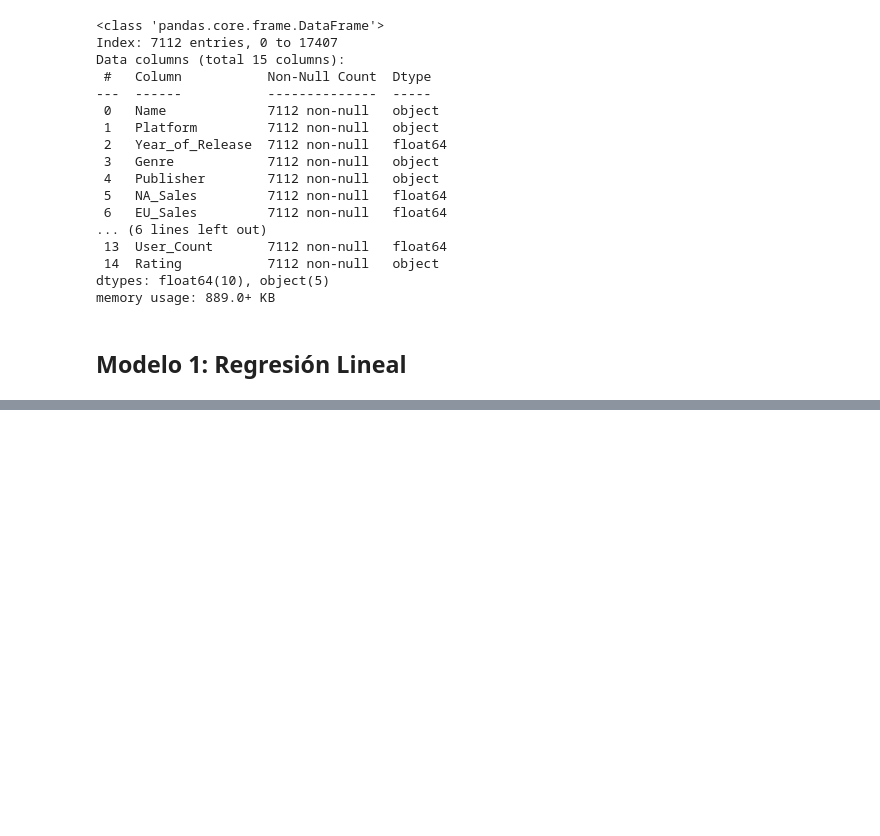
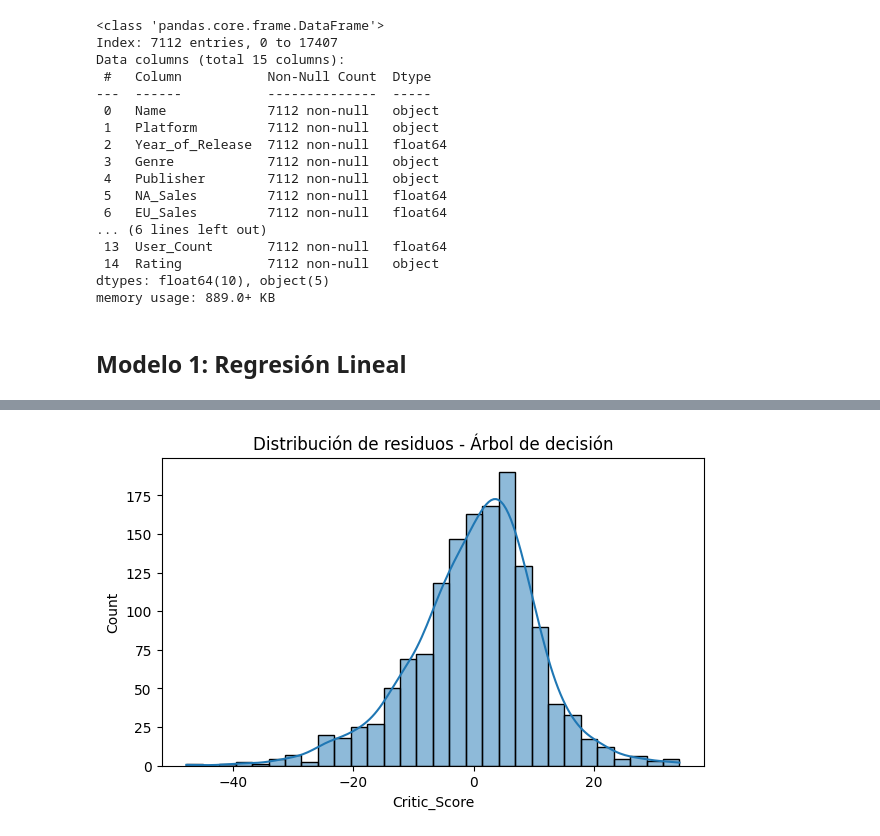
Before and after one commit to NewEstay/proyectoia, a Jupyter notebook: Proyecto.ipynb, the cells around one changed output, grey strips where cells are left out. Saved outputs shown, nothing was run; the diff lists cells and outputs as text; code cells hidden in the pictures; blank space fills up the shorter version.

```diff
--- a/Proyecto.ipynb
+++ b/Proyecto.ipynb
@@ -224,0 +344,9 @@ plt.show()
+# %%
+#Visualización de distribución de residuos
+plt.figure(figsize=(7,4))
+residuos_tree = y_test - y_pred_tree2
+sns.histplot(residuos_tree, bins=30, kde=True)
+plt.title("Distribución de residuos - Árbol de decisión")
+plt.show()
+# %% [output]
+[figure, added]
```
Also changed, not shown: parts of 13 cells of this notebook.
